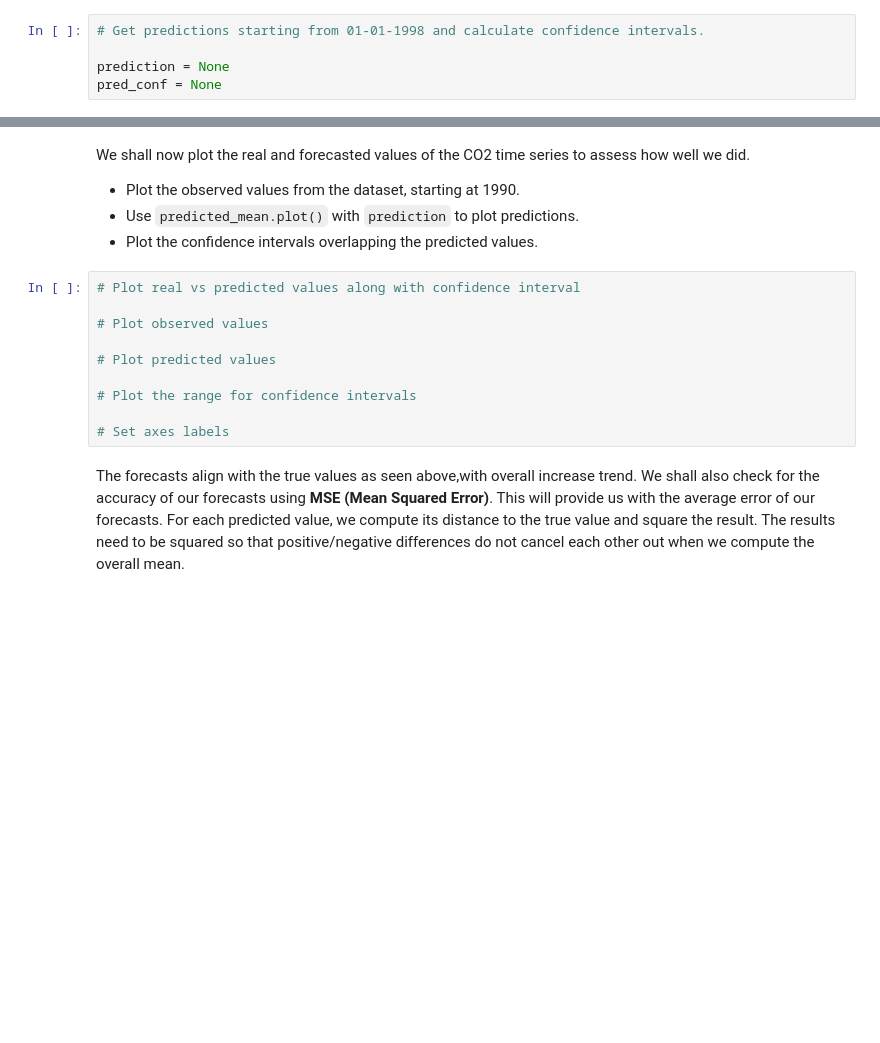
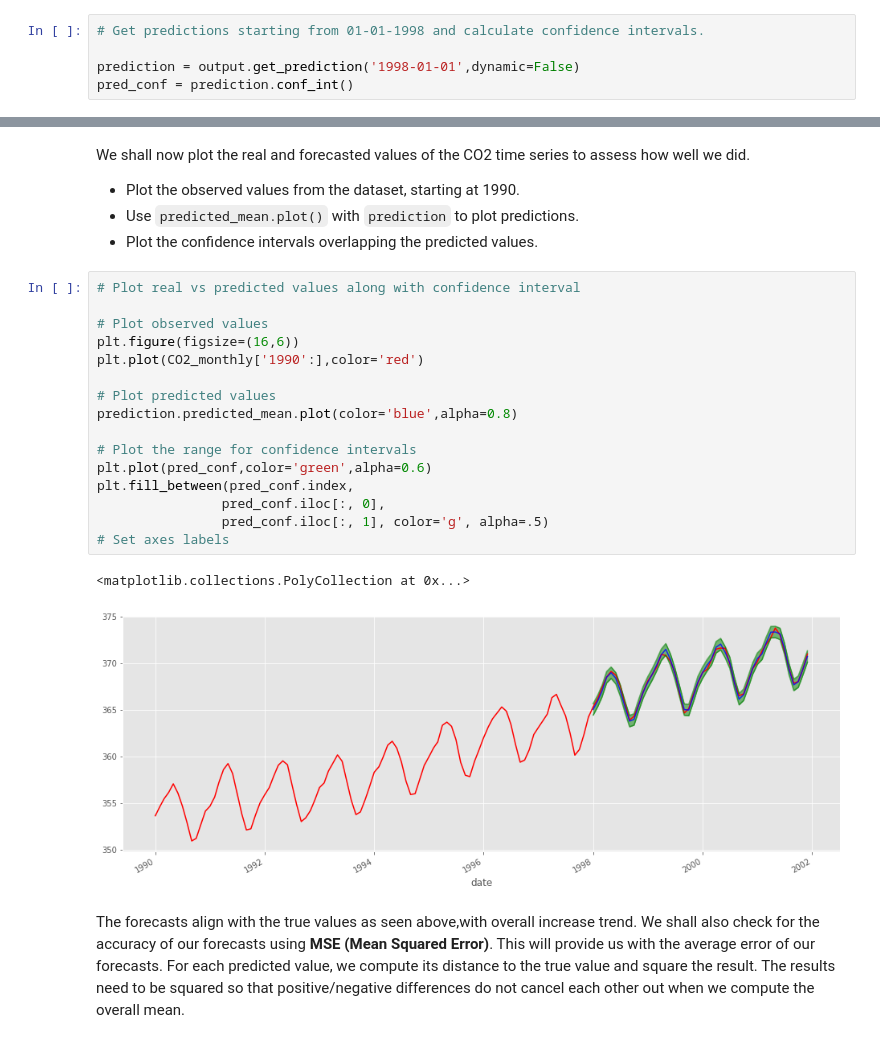
Before and after one commit to ktzioumis/dsc-3-26-08-sarima-models-lab-online-ds-pt-112618, a Jupyter notebook: index.ipynb, the cells around one changed output, grey strips where cells are left out. Saved outputs shown, nothing was run; the diff lists cells and outputs as text; blank space fills up the shorter version.

```diff
--- a/index.ipynb
+++ b/index.ipynb
@@ -395,5 +412,5 @@ The `get_prediction()` and `conf_int()` attributes allow us to obtain the values
 # %%
 # Get predictions starting from 01-01-1998 and calculate confidence intervals.
 
-prediction = None
-pred_conf = None
+prediction = output.get_prediction('1998-01-01',dynamic=False)
+pred_conf = prediction.conf_int()
@@ -406,13 +444,22 @@ We shall now plot the real and forecasted values of the CO2 time series to asses
 # %%
 # Plot real vs predicted values along with confidence interval
 
 # Plot observed values
+plt.figure(figsize=(16,6))
+plt.plot(CO2_monthly['1990':],color='red')
 
 # Plot predicted values
+prediction.predicted_mean.plot(color='blue',alpha=0.8)
 
 # Plot the range for confidence intervals
-
+plt.plot(pred_conf,color='green',alpha=0.6)
+plt.fill_between(pred_conf.index,
+                pred_conf.iloc[:, 0],
+                pred_conf.iloc[:, 1], color='g', alpha=.5)
 # Set axes labels
+# %% [output]
+<matplotlib.collections.PolyCollection at 0x...>
+[figure, added]
 # %% [markdown]
 The forecasts align with the true values  as seen above,with overall increase trend. We shall also check for the accuracy of our forecasts using  **MSE (Mean Squared Error)**. This will provide us with the average error of our forecasts. For each predicted value, we compute its distance to the true value and square the result. The results need to be squared so that positive/negative differences do not cancel each other out when we compute the overall mean.
 # %%
```
Also changed, not shown: parts of 16 cells of this notebook.
